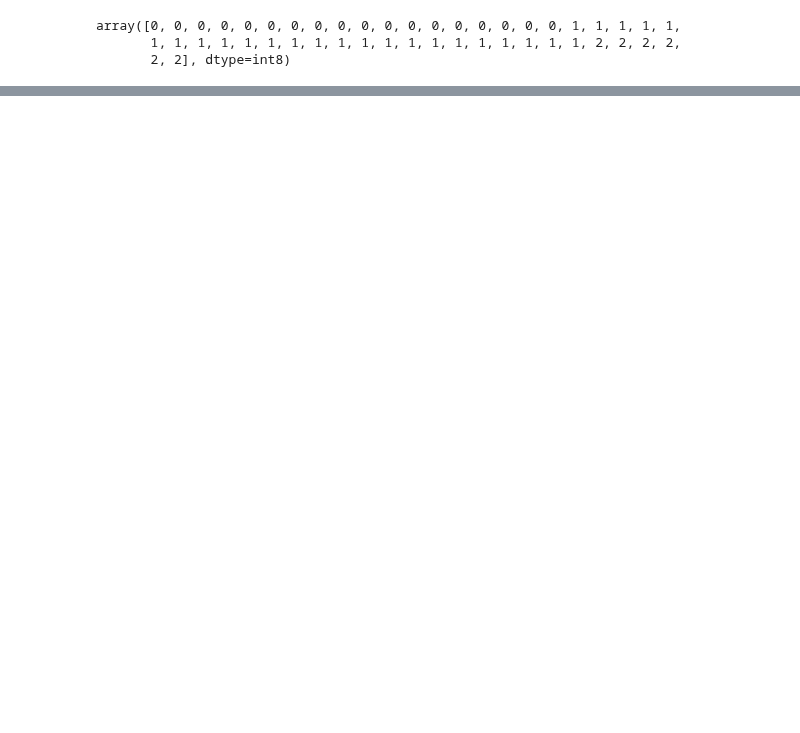
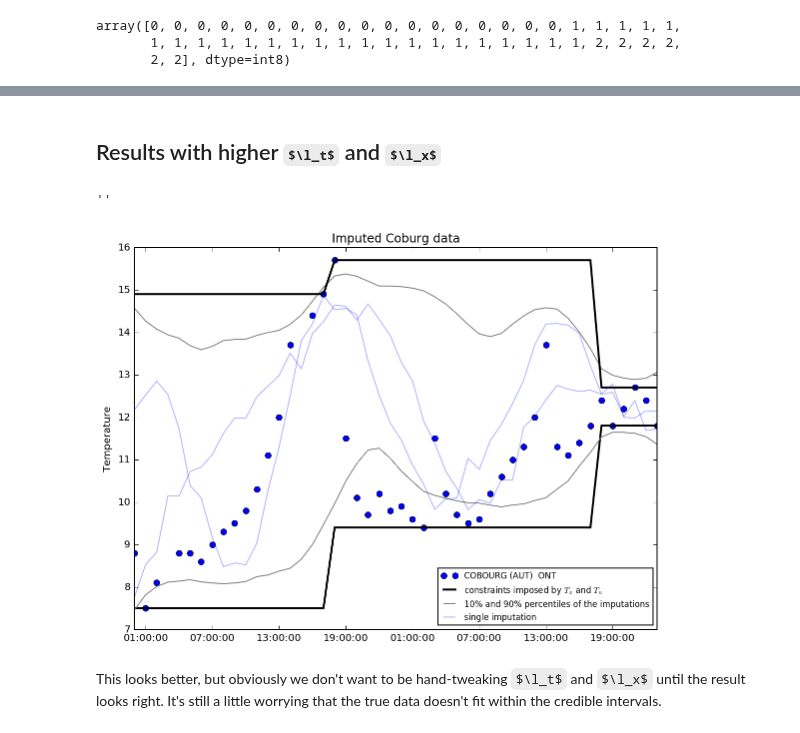
Before and after one commit to maximerischard/TemperatureImputations.jl, a Jupyter notebook: SmallScaleHourly.ipynb, the cells around one changed output, grey strips where cells are left out. Drawn from its saved outputs; the diff is of its cells as text; code cells hidden in the pictures; some formulas as TeX source; blank space fills up the shorter version.

```diff
--- a/SmallScaleHourly.ipynb
+++ b/SmallScaleHourly.ipynb
@@ -579,0 +663,7 @@ plt.legend(loc="upper left")
+# %%
+impt_data_smooth = impt_data.copy()
+impt_data_smooth["l2_t"] = 0.3**2
+impt_data_smooth["l2_x"] = 0.005**2
+# %%
+impt_fit_sm = pystan.stan(model_code=imputation_model, data=impt_data_smooth,
+ iter=2000, chains=4)
@@ -579,0 +690,28 @@ plt.legend(loc="upper left")
+# %% [markdown]
+## Results with higher $\l_t$ and $\l_x$
+# %%
+impt_fitted_GP_sm = impt_fit_sm.extract("mu_w", inc_warmup=False)["mu_w"]
+imputed_GP_sm = impt_fitted_GP_sm[:,Ntrain:]
+imputed_GP_sorted_sm = np.sort(imputed_GP_sm, axis=0)
+imputed_0100_sm = pd.Series(imputed_GP_sorted_sm[100,:], index=time_impute)
+imputed_1900_sm = pd.Series(imputed_GP_sorted_sm[-100,:], index=time_impute)
+# %%
+plt.plot(cobourg_df["temp"], "o", label=isdSubset["NAME"].iloc[0])[0]
+plt.plot(lower_constraint, color="black", label="constraints imposed by $T_x$ and $T_n$", linewidth=2)
+plt.plot(imputed_0100_sm, color="grey", label="10% and 90% percentiles of the imputations")
+plt.plot(imputed_1900_sm, color="grey")
+plt.plot(upper_constraint, color="black", linewidth=2)
+plt.plot(pd.Series(imputed_GP_sm[200,:], index=time_impute), color="blue", alpha=0.3, label="single imputation")
+plt.plot(pd.Series(imputed_GP_sm[400,:], index=time_impute), color="blue", alpha=0.3)
+# for i in range(1,numstations):
+#     istat = (twodays_stmp["station"] == i+1).values
+#     l=plt.plot(twodays_stmp["temp"][istat],":.", label=isdSubset["NAME"].iloc[i])[0]
+plt.legend(loc="lower right", fontsize="small")
+plt.title("Imputed Coburg data")
+plt.ylabel("Temperature")
+;
+# %% [output]
+''
+[figure, added]
+# %% [markdown]
+This looks better, but obviously we don't want to be hand-tweaking $\l_t$ and $\l_x$ until the result looks right. It's still a little worrying that the true data doesn't fit within the credible intervals.
```
Also changed, not shown: parts of 38 cells of this notebook, 1 other file.
